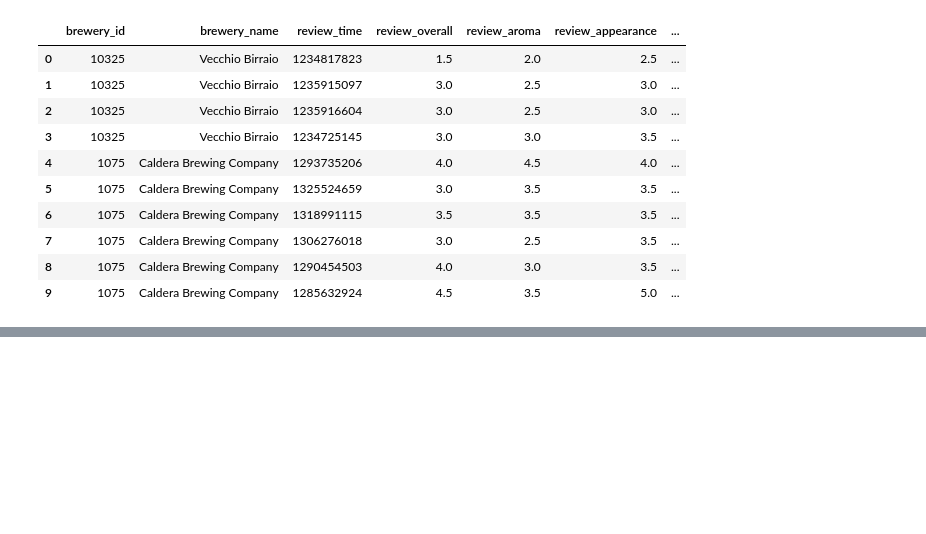
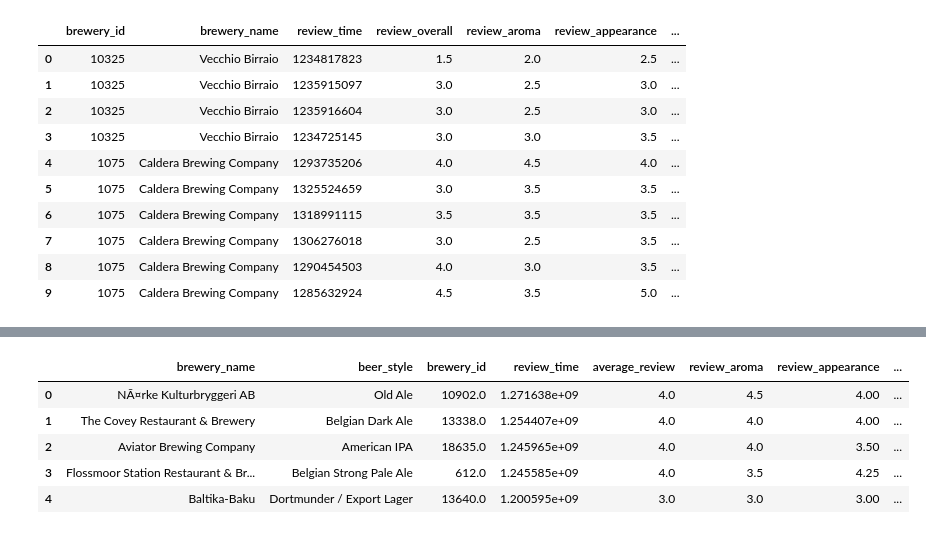
Before and after one commit to kreitlerj/Beer-Data-Project, a Jupyter notebook: Beer_Data_Cleaning.ipynb, the cells around one changed output, grey strips where cells are left out. Saved outputs shown, nothing was run; the diff lists cells and outputs as text; code cells hidden in the pictures; blank space fills up the shorter version.

Commit message:
additions made to Data Cleaning ipynb

```diff
--- a/Beer_Data_Cleaning.ipynb
+++ b/Beer_Data_Cleaning.ipynb
@@ -9,7 +11,7 @@ from pprint import pprint
 import gmaps
 # %%
 #Import Beer Review Data
-beer_data=pd.read_csv('beer_reviews.csv', encoding = "ISO-8859-1")
+beer_data=pd.read_csv('../beer_reviews.csv', encoding = "ISO-8859-1")
 
 #Preview the data
 beer_data.head(10)
@@ -33,8 +37,8 @@ beer = beer_data.groupby(["beer_name","brewery_name","beer_style"])
 beer_df = pd.DataFrame(beer.mean())
 ind_beer_rating_df = beer_df.reset_index(["brewery_name", "beer_style"])
 
-#Remove brewery_id, review_time, and beer_id
-ind_beer_rating_df = ind_beer_rating_df.drop(columns=(["brewery_id", "review_time", "beer_beerid"]))
+#Change the id column back to an integer for merging later
+ind_beer_rating_df.beer_beerid = ind_beer_rating_df.beer_beerid.astype(int)
 
 #Display the data frame
 ind_beer_rating_df
@@ -93,0 +65,6 @@ clean_list
+# %%
+#Create a datafame to hold the total amount of reviews for each beer
+beer_review_count = beer_data.groupby(['beer_name', 'beer_beerid']).count()
+beer_review_count = beer_review_count[['review_overall']]
+beer_review_count = beer_review_count.reset_index()
+beer_review_count.head(10)
@@ -93,0 +83,14 @@ clean_list
+# %%
+#Merge average review dataframe and review count dataframe
+beer_merged_data = pd.merge(ind_beer_rating_df, beer_review_count, on='beer_beerid', how='outer')
+beer_merged_data = beer_merged_data.rename(columns={'review_overall_x': 'average_review', 'review_overall_y': 'review_count'})
+
+#Preview Dataframe
+beer_merged_data.head()
+# %% [output]
+|  | brewery_name | beer_style | brewery_id | review_time | average_review | review_aroma | review_appearance | ... |
+| 0 | NÃ¤rke Kulturbryggeri AB | Old Ale | 10902.0 | 1.271638e+09 | 4.0 | 4.5 | 4.00 | ... |
+| 1 | The Covey Restaurant & Brewery | Belgian Dark Ale | 13338.0 | 1.254407e+09 | 4.0 | 4.0 | 4.00 | ... |
+| 2 | Aviator Brewing Company | American IPA | 18635.0 | 1.245965e+09 | 4.0 | 4.0 | 3.50 | ... |
+| 3 | Flossmoor Station Restaurant & Br... | Belgian Strong Pale Ale | 612.0 | 1.245585e+09 | 4.0 | 3.5 | 4.25 | ... |
+| 4 | Baltika-Baku | Dortmunder / Export Lager | 13640.0 | 1.200595e+09 | 3.0 | 3.0 | 3.00 | ... |
```
Also changed, not shown: parts of 18 cells of this notebook.
